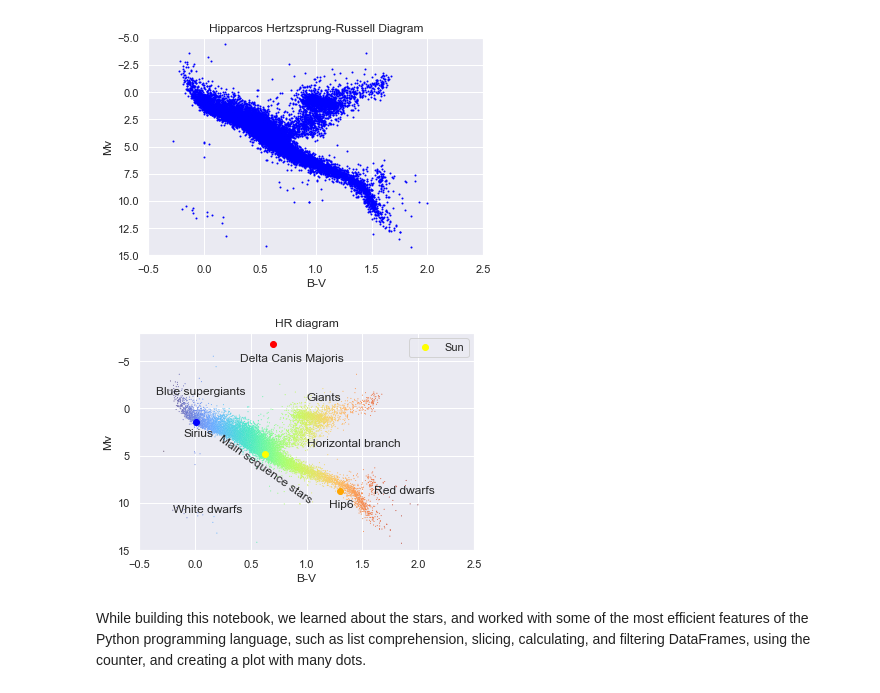
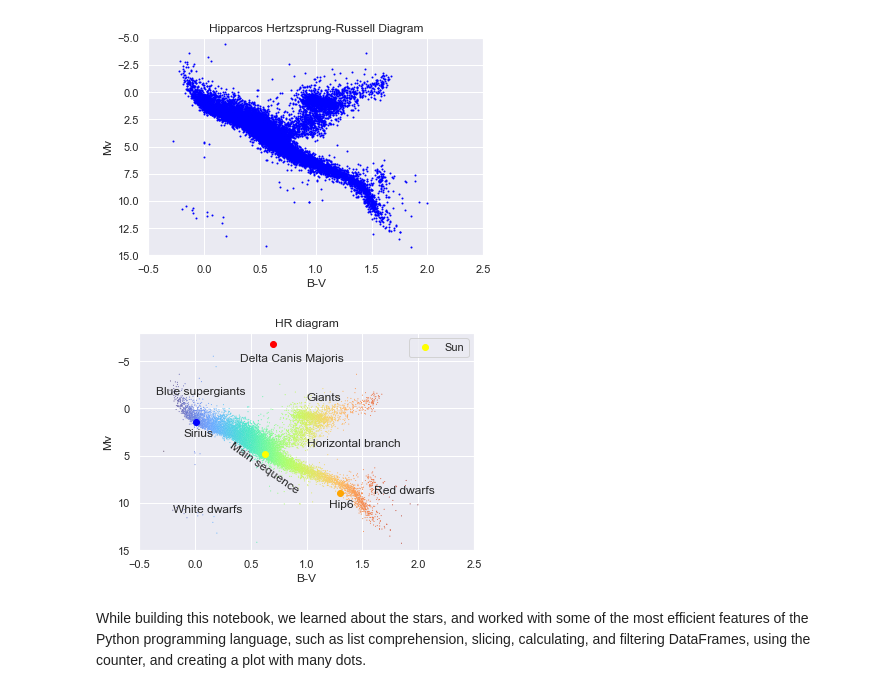
Before and after one commit to lilianasku/Hipparcos-with-Python, a Jupyter notebook: notebooks/Stars-Of-Hipparcos-Catalog.ipynb, the cells around one changed output. Saved outputs shown, nothing was run; the diff lists cells and outputs as text; code cells hidden in the pictures.

```diff
--- a/notebooks/Stars-Of-Hipparcos-Catalog.ipynb
+++ b/notebooks/Stars-Of-Hipparcos-Catalog.ipynb
@@ -319,27 +319,28 @@ HR_plot(hip_plot['B-V'], hip_plot['Mv'], -0.5, 2.5, 15,-5, 'blue')
 # %%
 #marking selected stars
 sns.scatterplot(x ='B-V', y ='Mv', data = hip_plot, hue ='B-V', size ='B-V', sizes = (1,1), palette='turbo')
 
 plt.ylim(15,-8)
 plt.xlim(-0.5,2.5)
 plt.title('HR diagram')
-plt.annotate('Main sequence stars', xy=(0.20,10), rotation = -35)
+plt.annotate('Main sequence', xy=(0.3,9.0), rotation = -35)
 plt.annotate('Giants', xy=(1.0,-0.8))
 plt.annotate('Horizontal branch ', xy=(1.0,4.0))
 plt.annotate('White dwarfs', xy=(-0.2,11.0))
 plt.annotate('Red dwarfs', xy=(1.6,9.0))
 plt.annotate('Blue supergiants', xy=(-0.35,-1.5))
 plt.annotate('Sirius', xy=(-0.1,3.0))
 plt.annotate('Delta Canis Majoris', xy=(0.4,-5.0))
 plt.annotate('Hip6', xy=(1.2,10.5))
 
 #Sun's position at 0.63, 4.8
 yellow_dot = plt.plot(0.63,4.8, marker='o', color='yellow', linestyle='none')
 plt.legend(yellow_dot, ['Sun'])
+#other stars
 blue_dot = plt.plot(0.009,1.4, marker='o', color='blue', linestyle='none')
 red_dot = plt.plot(0.7,-6.8, marker='o', color='red', linestyle='none')
-orange_dot = plt.plot(1.3,8.7, marker='o', color='orange', linestyle='none')
+orange_dot = plt.plot(1.3,8.9, marker='o', color='orange', linestyle='none')
 # %% [output]
-[figure, old version]
+[figure, new version]
 # %% [markdown]
 While building this notebook, we learned about the stars, and worked with some of the most efficient features of the Python programming language, such as list comprehension, slicing, calculating, and filtering DataFrames, using the counter, and creating a plot with many dots.
```
Also changed, not shown: parts of 10 cells of this notebook.
